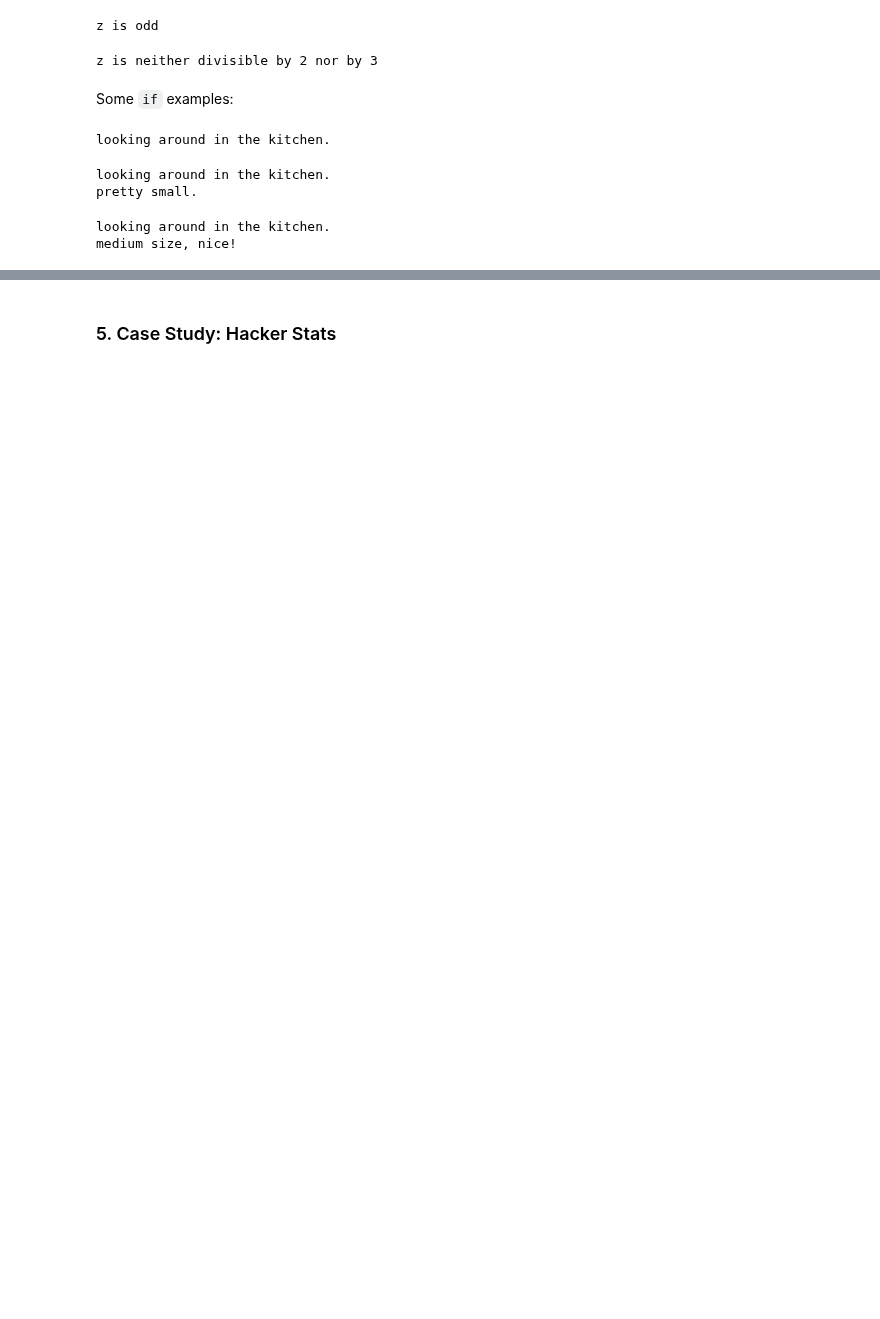
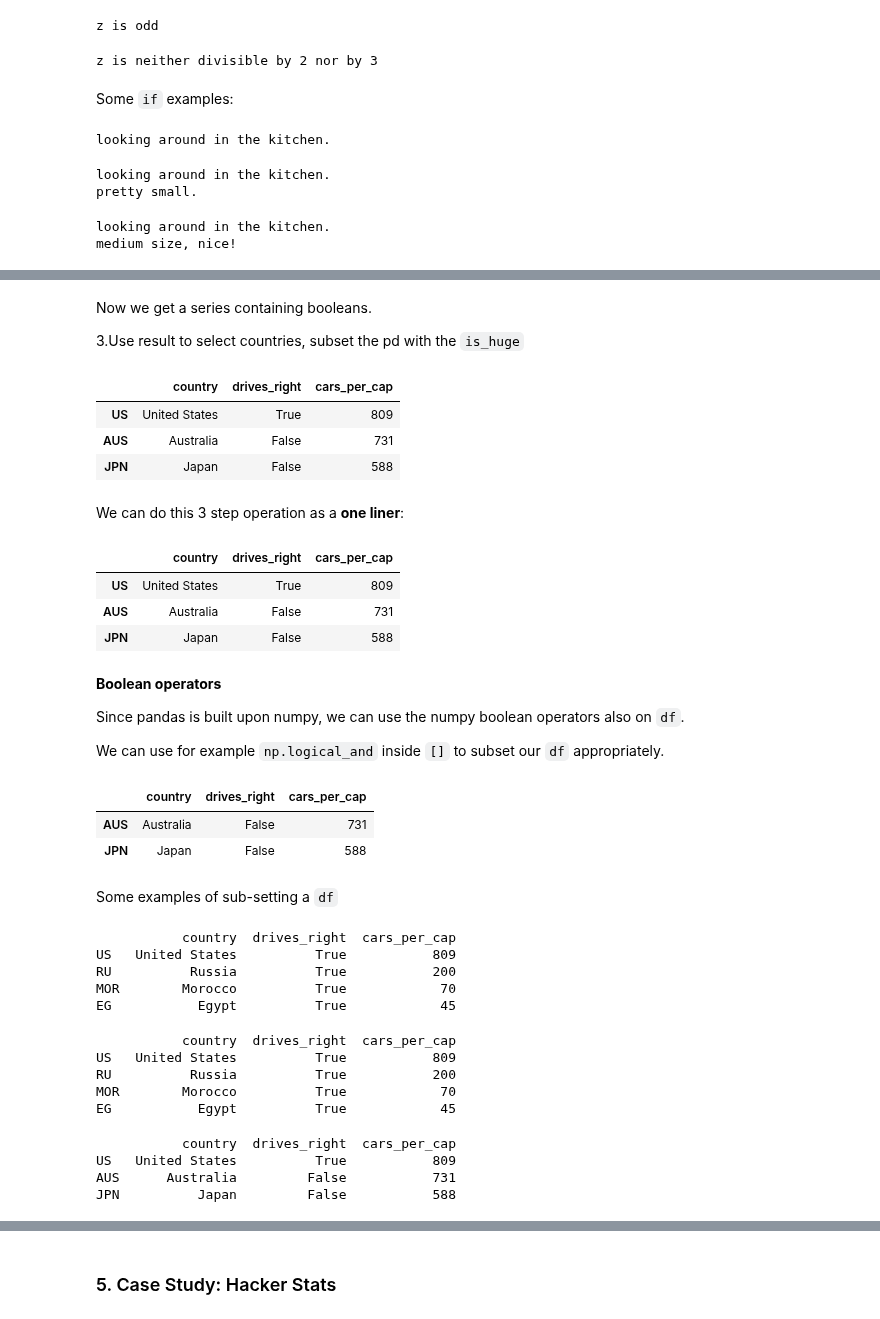
Before and after one commit to flyin01/dc, a Jupyter notebook: Intermediate_python.ipynb, the cells around one changed output, grey strips where cells are left out. Cells and saved outputs as stored; diff of their text form; code cells hidden in the pictures; blank space fills up the shorter version.

Commit message:
completed logical flow and control structures

```diff
--- a/Intermediate_python.ipynb
+++ b/Intermediate_python.ipynb
@@ -1986,0 +2053,72 @@ medium size, nice!
+# %% [markdown]
+Now we get a series containing booleans.
+
+3.Use result to select countries, subset the pd with the `is_huge`
+# %%
+# subset the df with the condition
+cars[is_huge]
+# %% [output]
+|  | country | drives_right | cars_per_cap |
+| US | United States | True | 809 |
+| AUS | Australia | False | 731 |
+| JPN | Japan | False | 588 |
+# %% [markdown]
+We can do this 3 step operation as a **one liner**:
+# %%
+cars[cars["cars_per_cap"] > 500]
+# %% [output]
+|  | country | drives_right | cars_per_cap |
+| US | United States | True | 809 |
+| AUS | Australia | False | 731 |
+| JPN | Japan | False | 588 |
+# %% [markdown]
+**Boolean operators**
+
+Since pandas is built upon numpy, we can use the numpy boolean operators also on `df`.
+
+We can use for example `np.logical_and` inside `[]` to subset our `df` appropriately.
+# %%
+# Only include the rows that have cars_per_cap larger than 500 and smaller than 800
+cars[np.logical_and(cars["cars_per_cap"] > 500, cars["cars_per_cap"] < 800)]
+# %% [output]
+|  | country | drives_right | cars_per_cap |
+| AUS | Australia | False | 731 |
+| JPN | Japan | False | 588 |
+# %% [markdown]
+Some examples of sub-setting a `df`
+# %%
+# Extract drives_right column as Series: dr
+dr = cars["drives_right"]
+
+# Use dr to subset cars: sel
+sel = cars[dr]
+
+# Print sel
+print(sel)
+# %% [output]
+           country  drives_right  cars_per_cap
+US   United States          True           809
+RU          Russia          True           200
+MOR        Morocco          True            70
+EG           Egypt          True            45
+# %%
+# Convert code to a one-liner
+sel = cars[cars['drives_right']]
+print(sel)
+# %% [output]
+           country  drives_right  cars_per_cap
+US   United States          True           809
+RU          Russia          True           200
+MOR        Morocco          True            70
+EG           Egypt          True            45
+# %%
+# Create car_maniac: observations that have a cars_per_cap over 500
+car_maniac = cars[cars["cars_per_cap"] > 500]
+
+# Print car_maniac
+print(car_maniac)
+# %% [output]
+           country  drives_right  cars_per_cap
+US   United States          True           809
+AUS      Australia         False           731
+JPN          Japan         False           588
```
Also changed, not shown: parts of 11 cells of this notebook.
